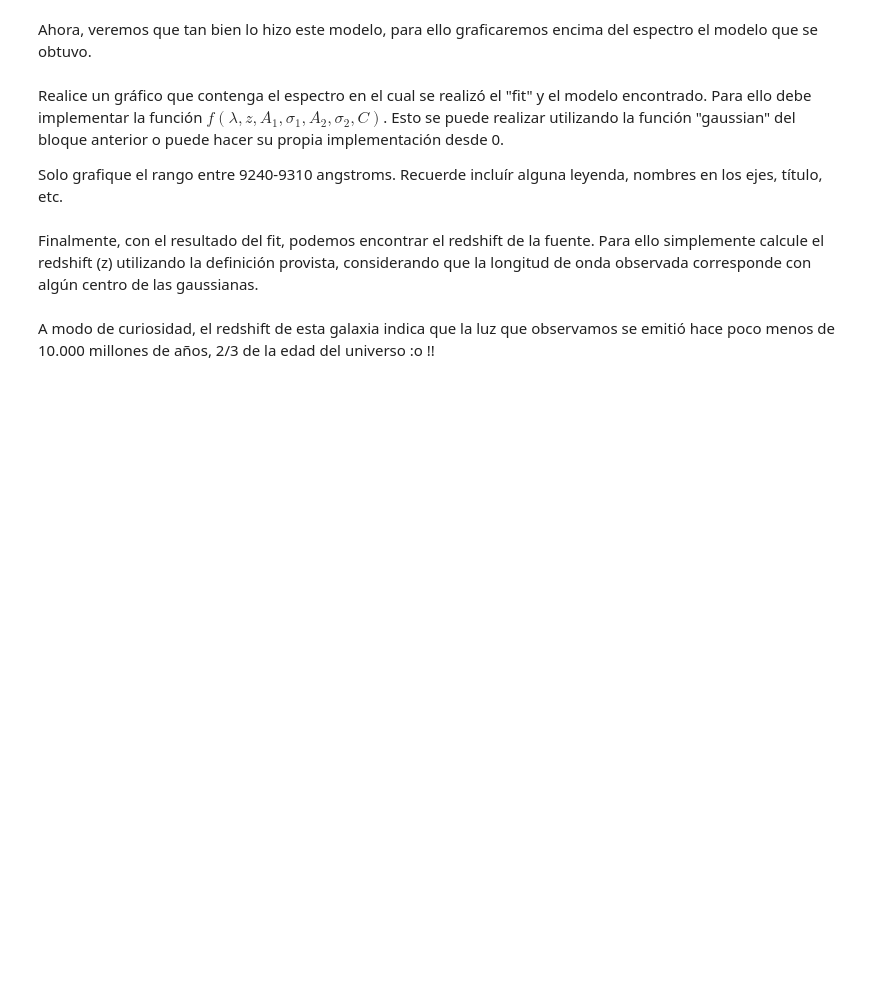
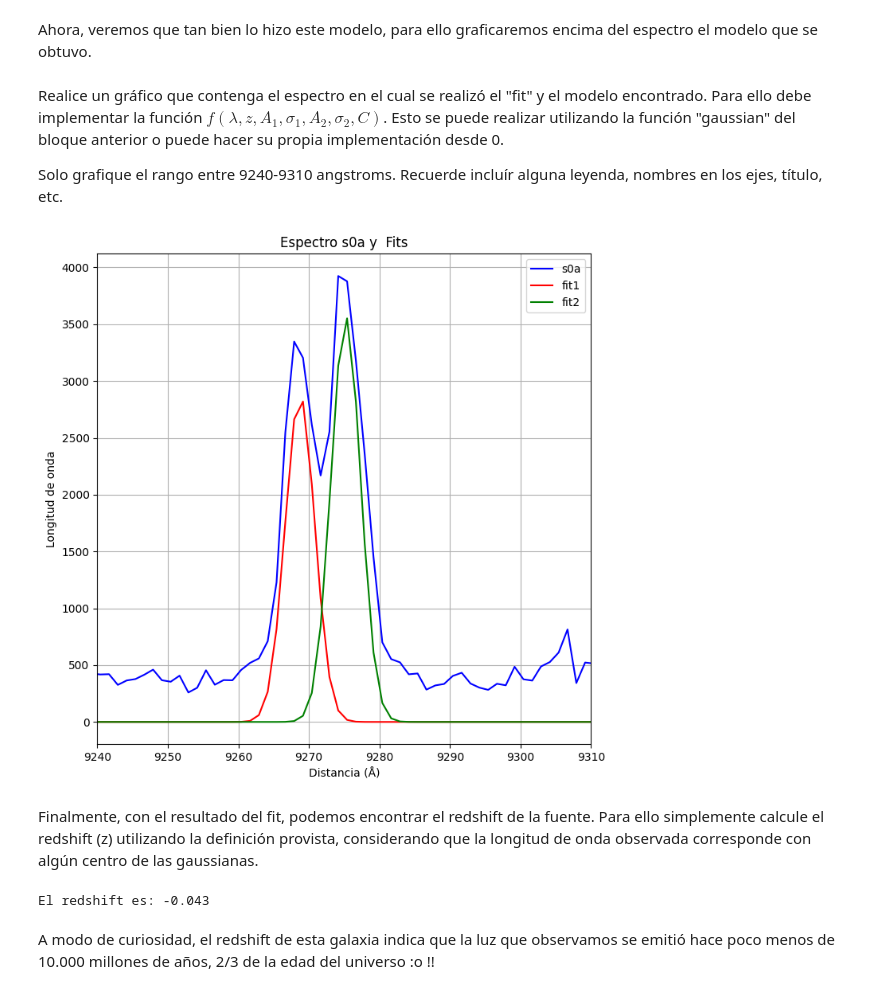
Before and after one commit to Cristobal-Gomez/Tarea-4, a Jupyter notebook: Tarea4.ipynb, the cells around one changed output. Cells and saved outputs as stored; diff of their text form; code cells hidden in the pictures; blank space fills up the shorter version.

```diff
--- a/Tarea4.ipynb
+++ b/Tarea4.ipynb
@@ -312,6 +315,9 @@ MPDAF ya es capaz de hacer este fit por nosotros, para ello proceda como se le i
 3. El resultado deberían ser dos objetos de tipo obj.Gauss1D, utilice el método print_param() para mostrar los resultados de cada fit.
 # %%
 # Utilice el método gauss_dfit (solo utilizaremos un espectro de los antes calculados, no necesitamos los 4)
-fit1, fit2 = espectro_s0a.gauss_dfit()  # rellene con los parámetros adecuados
+fit1 , fit2 = espectro_s0a.gauss_dfit(lmin= 9240, lmax= 9310, lpeak_1 = 9265, wratio= 1.0007  )  # rellene con los parámetros adecuados
+
+# No sé que wratio era el indicado realmente, pero intenté que diera el valor más cercano posible a los obtenidos antes
 
 # Haga el print de los parámetros del primer objeto Gauss1D (fit1) (utilice el método "print_param" para esto)
+fit1.print_param()
@@ -344,11 +375,33 @@ Solo grafique el rango entre 9240-9310 angstroms. Recuerde incluír alguna leyen
+# %%
+# Inserte aquí su gráfico:
+
+plt.figure(figsize = (8,8))
+lambda_s0a = espectro_s0a.wave.coord()
+plt.plot(lambda_s0a, espectro_s0a.data, label='s0a', color='blue')
+plt.xlim(9240, 9310)
+
+plt.plot(lambda_s0a, gaussian(lambda_s0a, fit1.lpeak, fit1.fwhm, fit1.peak), label='fit1', color='red')
+plt.plot(lambda_s0a, gaussian(lambda_s0a, fit2.lpeak, fit2.fwhm, fit2.peak), label='fit2', color='green')
+
+plt.xlabel('Distancia (Å)')
+plt.ylabel('Longitud de onda')
+plt.title('Espectro s0a y  Fits')
+plt.legend()
+plt.grid(True)
+plt.show()
+# %% [output]
+[figure, added]
 # %% [markdown]
 Finalmente, con el resultado del fit, podemos encontrar el redshift de la fuente. Para ello simplemente calcule el redshift (z) utilizando la definición provista, considerando que la longitud de onda observada corresponde con algún centro de las gaussianas.
 # %%
 # Escriba aquí código para el cálculo:
 
 lambda_0 =  3727.092  # consideramos la línea de longitud de onda más corta
-z =
+lamda_obs = 3566.01 # Peak del fit2
+z = (lamda_obs/lambda_0) - 1
 print('El redshift es: {:.3f}'.format(z))
+# %% [output]
+El redshift es: -0.043
 # %% [markdown]
 A modo de curiosidad, el redshift de esta galaxia indica que la luz que observamos se emitió hace poco menos de 10.000 millones de años, 2/3 de la edad del universo :o !!
 # %% [markdown]
```
Also changed, not shown: parts of 7 cells of this notebook.
